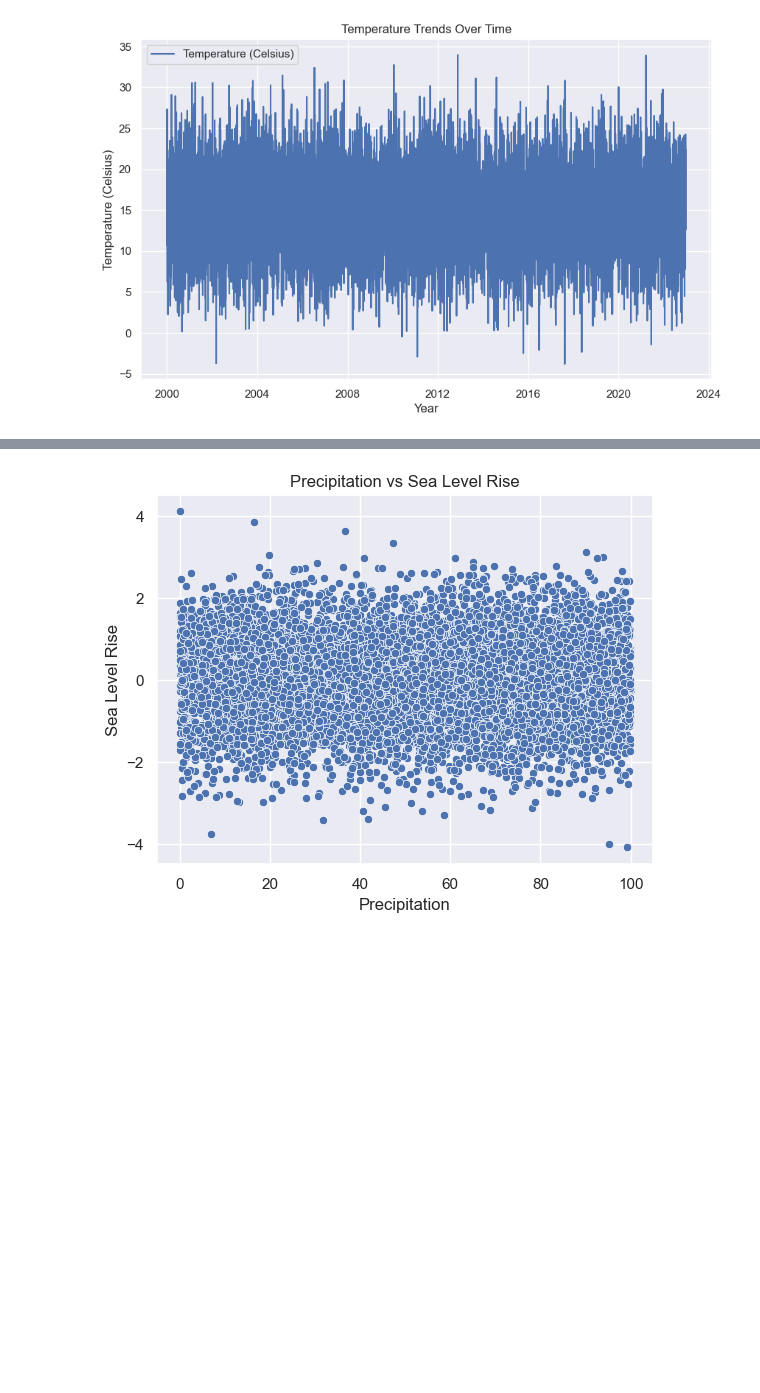
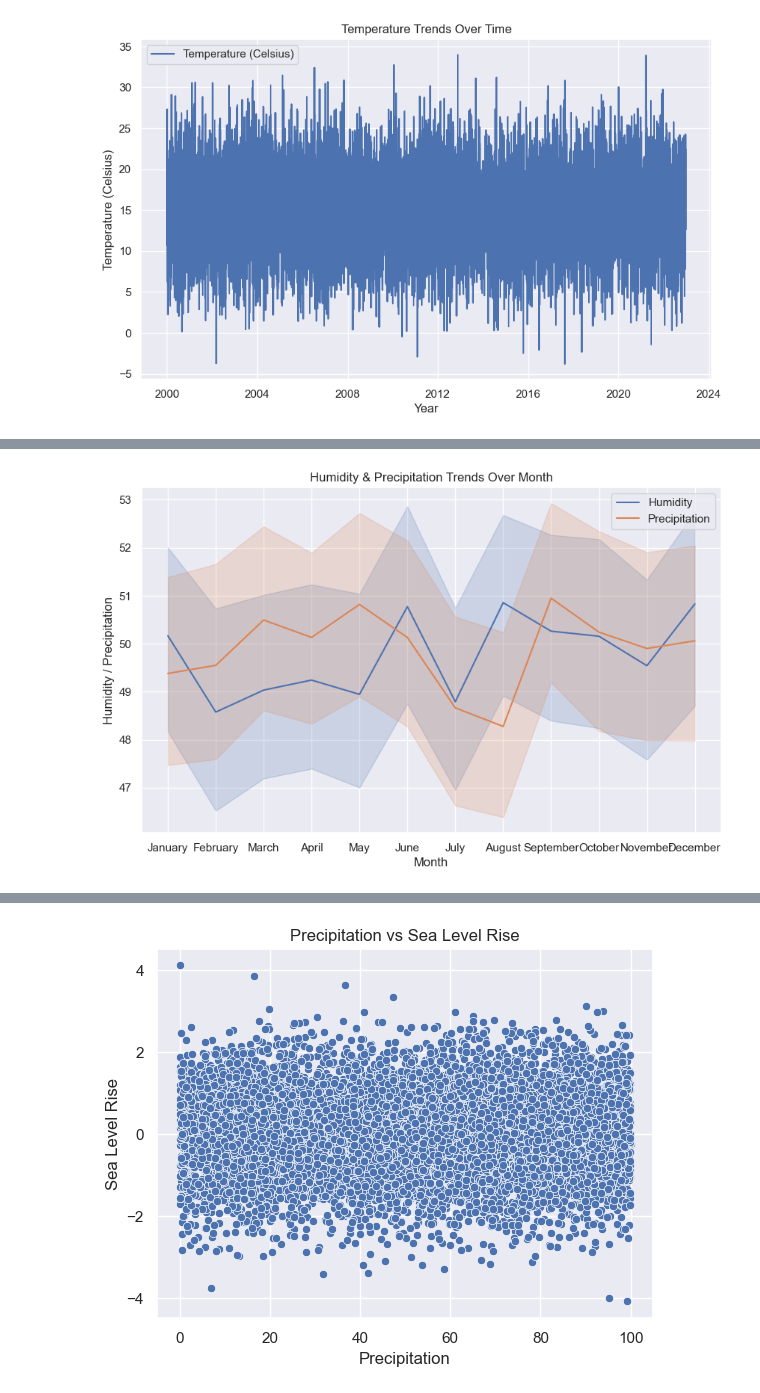
Before and after one commit to sSumankumari/CVIP-Projects, a Jupyter notebook: Phase 2/Climate data analysis.ipynb, the cells around one changed output, grey strips where cells are left out. Drawn from its saved outputs; the diff is of its cells as text; code cells hidden in the pictures; blank space fills up the shorter version.

```diff
--- a/Phase 2/Climate data analysis.ipynb
+++ b/Phase 2/Climate data analysis.ipynb
@@ -131,0 +146,11 @@ plt.show()
+# %%
+plt.figure(figsize=(10, 6))
+sns.lineplot(x=df.Month, y=df['Humidity'], label='Humidity')
+sns.lineplot(x=df.Month, y=df['Precipitation'], label='Precipitation')
+
+plt.xlabel('Month')
+plt.ylabel('Humidity / Precipitation')
+plt.title('Humidity & Precipitation Trends Over Month')
+plt.show()
+# %% [output]
+[figure, added]
```
Also changed, not shown: parts of 16 cells of this notebook.
